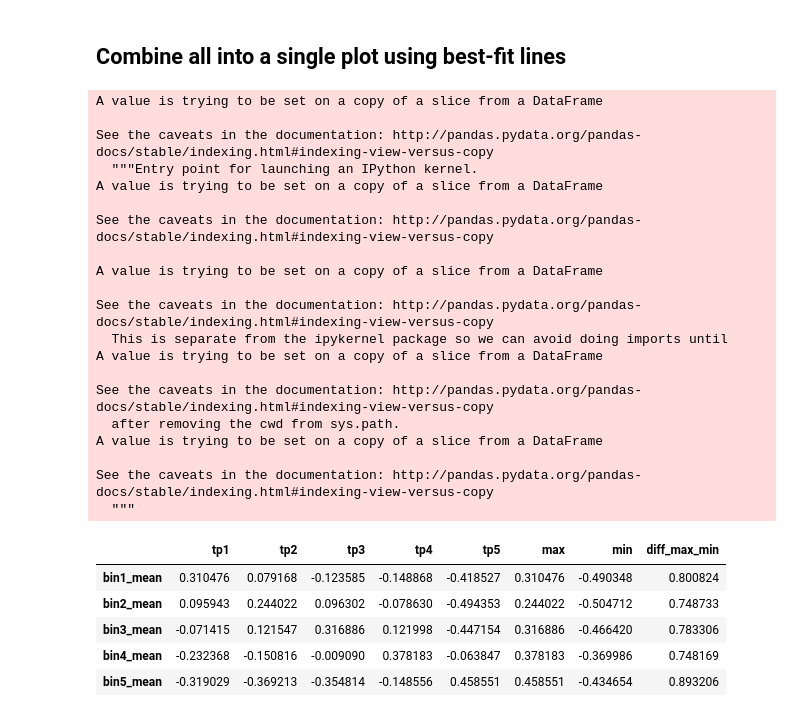
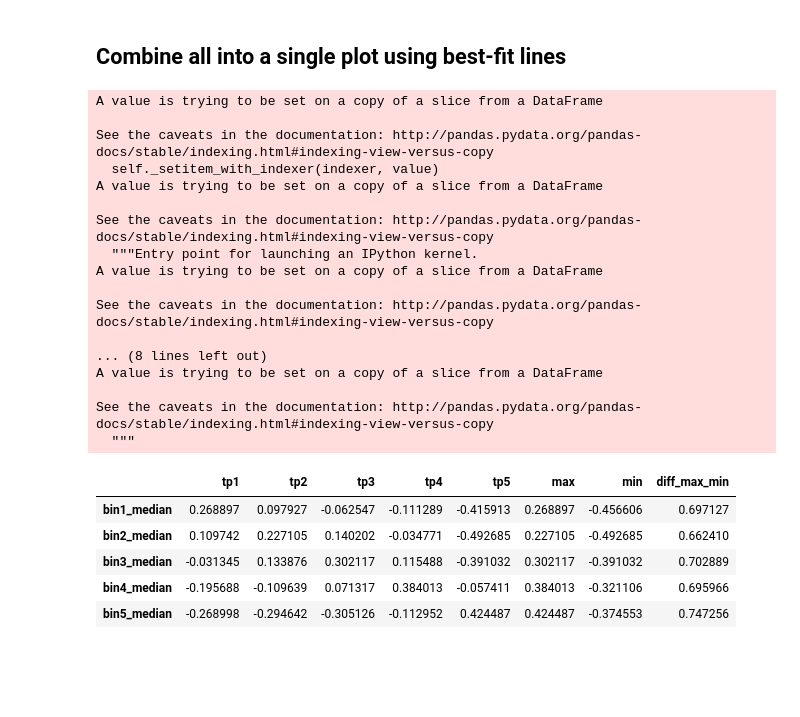
Before and after one commit to BIO465/2019_Winter_Protein_Growth_Time_Analysis, a Jupyter notebook: Figures/Figure_1_Code_Rpal.ipynb, the cells around one changed output. Cells and saved outputs as stored; diff of their text form; code cells hidden in the pictures; blank space fills up the shorter version.

```diff
--- a/Figures/Figure_1_Code_Rpal.ipynb
+++ b/Figures/Figure_1_Code_Rpal.ipynb
@@ -331,48 +331,45 @@ show(p)
 # %% [markdown]
 ## Combine all into a single plot using best-fit lines
 # %%
-bin_1.loc['mean'] = bin_1.mean()
-bin_2.loc['mean'] = bin_2.mean()
-bin_3.loc['mean'] = bin_3.mean()
-bin_4.loc['mean'] = bin_4.mean()
-bin_5.loc['mean'] = bin_5.mean()
+bin_1.loc['median'] = bin_1.median()
+bin_2.loc['median'] = bin_2.median()
+bin_3.loc['median'] = bin_3.median()
+bin_4.loc['median'] = bin_4.median()
+bin_5.loc['median'] = bin_5.median()
 
 columns = bin_1.columns
 bestfit_lines = pd.DataFrame(columns = columns)
-bestfit_lines.loc['bin1_mean'] = bin_1.loc['mean']
-bestfit_lines.loc['bin2_mean'] = bin_2.loc['mean']
-bestfit_lines.loc['bin3_mean'] = bin_3.loc['mean']
-bestfit_lines.loc['bin4_mean'] = bin_4.loc['mean']
-bestfit_lines.loc['bin5_mean'] = bin_5.loc['mean']
+bestfit_lines.loc['bin1_median'] = bin_1.loc['median']
+bestfit_lines.loc['bin2_median'] = bin_2.loc['median']
+bestfit_lines.loc['bin3_median'] = bin_3.loc['median']
+bestfit_lines.loc['bin4_median'] = bin_4.loc['median']
+bestfit_lines.loc['bin5_median'] = bin_5.loc['median']
 
 bestfit_lines
 # %% [output]
+A value is trying to be set on a copy of a slice from a DataFrame
+
+See the caveats in the documentation: http://pandas.pydata.org/pandas-docs/stable/indexing.html#indexing-view-versus-copy
+  self._setitem_with_indexer(indexer, value)
 A value is trying to be set on a copy of a slice from a DataFrame
 
 See the caveats in the documentation: http://pandas.pydata.org/pandas-docs/stable/indexing.html#indexing-view-versus-copy
   """Entry point for launching an IPython kernel.
 A value is trying to be set on a copy of a slice from a DataFrame
 
 See the caveats in the documentation: http://pandas.pydata.org/pandas-docs/stable/indexing.html#indexing-view-versus-copy
 
-A value is trying to be set on a copy of a slice from a DataFrame
-
-See the caveats in the documentation: http://pandas.pydata.org/pandas-docs/stable/indexing.html#indexing-view-versus-copy
-  This is separate from the ipykernel package so we can avoid doing imports until
-A value is trying to be set on a copy of a slice from a DataFrame
-
-See the caveats in the documentation: http://pandas.pydata.org/pandas-docs/stable/indexing.html#indexing-view-versus-copy
-  after removing the cwd from sys.path.
+... (8 lines left out)
 A value is trying to be set on a copy of a slice from a DataFrame
 
 See the caveats in the documentation: http://pandas.pydata.org/pandas-docs/stable/indexing.html#indexing-view-versus-copy
   """
 |  | tp1 | tp2 | tp3 | tp4 | tp5 | max | min | diff_max_min |
-| bin1_mean | 0.310476 | 0.079168 | -0.123585 | -0.148868 | -0.418527 | 0.310476 | -0.490348 | 0.800824 |
-| bin2_mean | 0.095943 | 0.244022 | 0.096302 | -0.078630 | -0.494353 | 0.244022 | -0.504712 | 0.748733 |
-| bin3_mean | -0.071415 | 0.121547 | 0.316886 | 0.121998 | -0.447154 | 0.316886 | -0.466420 | 0.783306 |
-| bin4_mean | -0.232368 | -0.150816 | -0.009090 | 0.378183 | -0.063847 | 0.378183 | -0.369986 | 0.748169 |
-| bin5_mean | -0.319029 | -0.369213 | -0.354814 | -0.148556 | 0.458551 | 0.458551 | -0.434654 | 0.893206 |
+| bin1_median | 0.268897 | 0.097927 | -0.062547 | -0.111289 | -0.415913 | 0.268897 | -0.456606 | 0.697127 |
+| bin2_median | 0.109742 | 0.227105 | 0.140202 | -0.034771 | -0.492685 | 0.227105 | -0.492685 | 0.662410 |
+| bin3_median | -0.031345 | 0.133876 | 0.302117 | 0.115488 | -0.391032 | 0.302117 | -0.391032 | 0.702889 |
+| bin4_median | -0.195688 | -0.109639 | 0.071317 | 0.384013 | -0.057411 | 0.384013 | -0.321106 | 0.695966 |
+| bin5_median | -0.268998 | -0.294642 | -0.305126 | -0.112952 | 0.424487 | 0.424487 | -0.374553 | 0.747256 |
 # %%
 p = figure(plot_width=1000, plot_height=1000,
            x_axis_label = 'Time Point',
```
Also changed, not shown: 1 other file.
